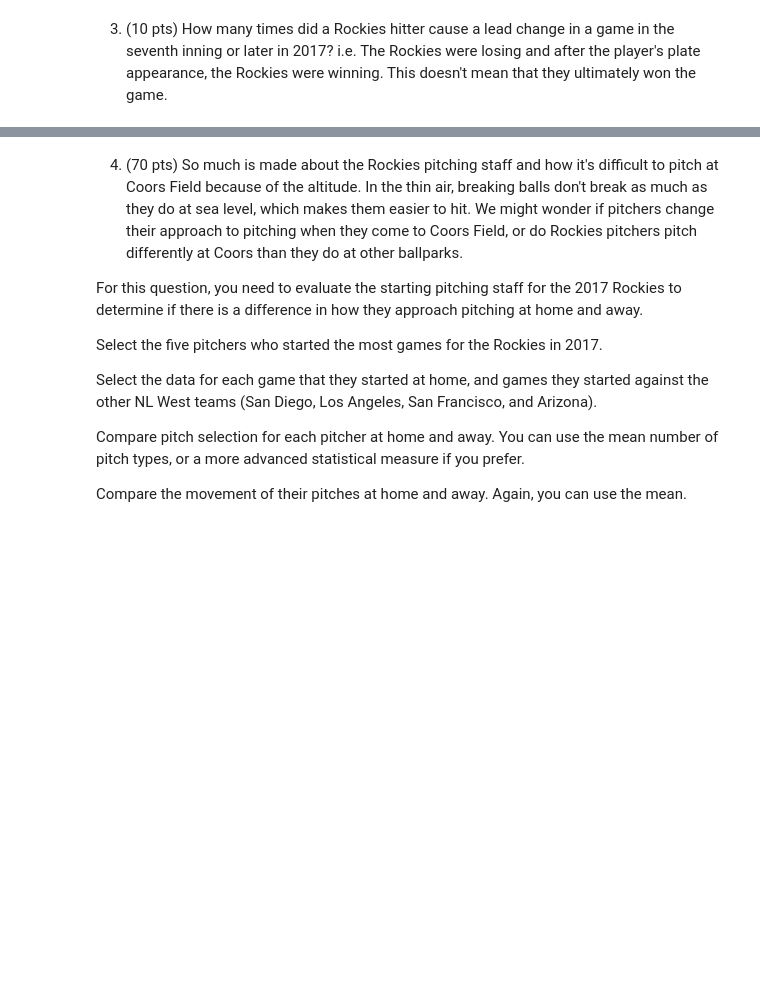
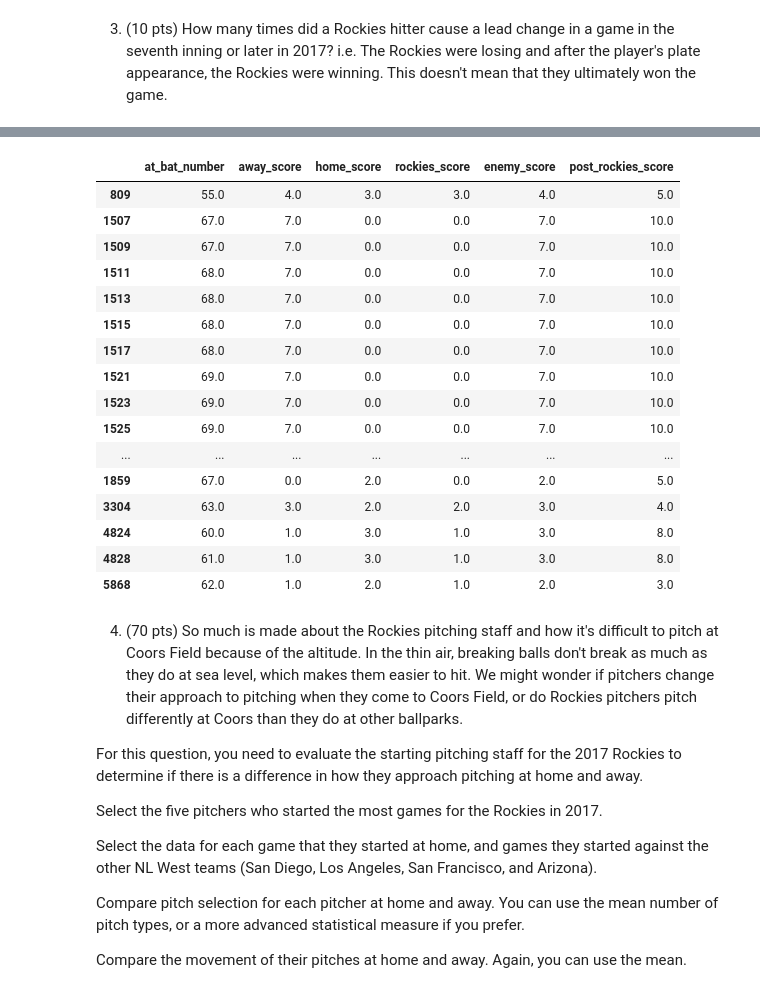
Before and after one commit to michaelmdresser/csci4831-sabermetrics, a Jupyter notebook: Assignment2-Pitching.ipynb, the cells around one changed output, grey strips where cells are left out. Cells and saved outputs as stored; diff of their text form; code cells hidden in the pictures; blank space fills up the shorter version.

```diff
--- a/Assignment2-Pitching.ipynb
+++ b/Assignment2-Pitching.ipynb
@@ -64,8 +64,12 @@ Index(['at_bat_number', 'away_score', 'away_team', 'ax', 'ay', 'az',
 df_rockies_home = df2017.loc[df2017["home_team"] == "COL"]
 df_rockies_away = df2017.loc[df2017["away_team"] == "COL"]
 
-df_rockies_home_batting = df_rockies_home.loc[df2017["inning_topbot"] == "Bot"]
-df_rockies_away_batting = df_rockies_away.loc[df2017["inning_topbot"] == "Top"]
+df_rockies_home_batting = df_rockies_home.loc[df2017["inning_topbot"] == "Bot"].copy()
+df_rockies_home_batting["rockies_score"] = df_rockies_home_batting["home_score"]
+df_rockies_home_batting["enemy_score"] = df_rockies_home_batting["away_score"]
+df_rockies_away_batting = df_rockies_away.loc[df2017["inning_topbot"] == "Top"].copy()
+df_rockies_away_batting["rockies_score"] = df_rockies_away_batting["away_score"]
+df_rockies_away_batting["enemy_score"] = df_rockies_away_batting["home_score"]
 df_rockies_batting = pd.concat([df_rockies_home_batting, df_rockies_away_batting])
 # %%
 df_rockies_batting_loaded = df_rockies_batting.loc[(df_rockies_batting["on_1b"].notna()) &
@@ -163,3 +146,37 @@ df_rockies_batting.loc[(df_rockies_batting["inning"] >= 7)]
+# %%
+from numpy import nan
+
+late_inning = df_rockies_batting.loc[(df_rockies_batting["inning"] >= 7)].copy()
+late_inning = late_inning.sort_values(by=["game_date", "at_bat_number", "pitch_number"]).reset_index(drop=True)
+late_inning["post_rockies_score"] = nan
+
+for i in late_inning.index:
+    if i <= 0:
+        continue
+
+    if late_inning.iloc[i - 1]["game_date"] == late_inning.iloc[i]["game_date"]:
+        late_inning.at[i - 1, "post_rockies_score"] = late_inning.at[i, "rockies_score"]
+
+late_inning.loc[(late_inning["rockies_score"] < late_inning["enemy_score"]) &
+                (late_inning["post_rockies_score"] > late_inning["enemy_score"])].loc[:, ["at_bat_number", "away_score", "home_score", "rockies_score", "enemy_score", "post_rockies_score"]]
+# %% [output]
+|  | at_bat_number | away_score | home_score | rockies_score | enemy_score | post_rockies_score |
+| 809 | 55.0 | 4.0 | 3.0 | 3.0 | 4.0 | 5.0 |
+| 1507 | 67.0 | 7.0 | 0.0 | 0.0 | 7.0 | 10.0 |
+| 1509 | 67.0 | 7.0 | 0.0 | 0.0 | 7.0 | 10.0 |
+| 1511 | 68.0 | 7.0 | 0.0 | 0.0 | 7.0 | 10.0 |
+| 1513 | 68.0 | 7.0 | 0.0 | 0.0 | 7.0 | 10.0 |
+| 1515 | 68.0 | 7.0 | 0.0 | 0.0 | 7.0 | 10.0 |
+| 1517 | 68.0 | 7.0 | 0.0 | 0.0 | 7.0 | 10.0 |
+| 1521 | 69.0 | 7.0 | 0.0 | 0.0 | 7.0 | 10.0 |
+| 1523 | 69.0 | 7.0 | 0.0 | 0.0 | 7.0 | 10.0 |
+| 1525 | 69.0 | 7.0 | 0.0 | 0.0 | 7.0 | 10.0 |
+| ... | ... | ... | ... | ... | ... | ... |
+| 1859 | 67.0 | 0.0 | 2.0 | 0.0 | 2.0 | 5.0 |
+| 3304 | 63.0 | 3.0 | 2.0 | 2.0 | 3.0 | 4.0 |
+| 4824 | 60.0 | 1.0 | 3.0 | 1.0 | 3.0 | 8.0 |
+| 4828 | 61.0 | 1.0 | 3.0 | 1.0 | 3.0 | 8.0 |
+| 5868 | 62.0 | 1.0 | 2.0 | 1.0 | 2.0 | 3.0 |
 # %% [markdown]
 4. (70 pts) So much is made about the Rockies pitching staff and how it's difficult to pitch at Coors Field because of the altitude. In the thin air, breaking balls don't break as much as they do at sea level, which makes them easier to hit. We might wonder if pitchers change their approach to pitching when they come to Coors Field, or do Rockies pitchers pitch differently at Coors than they do at other ballparks.
 
```
Also changed, not shown: parts of 7 cells of this notebook.
